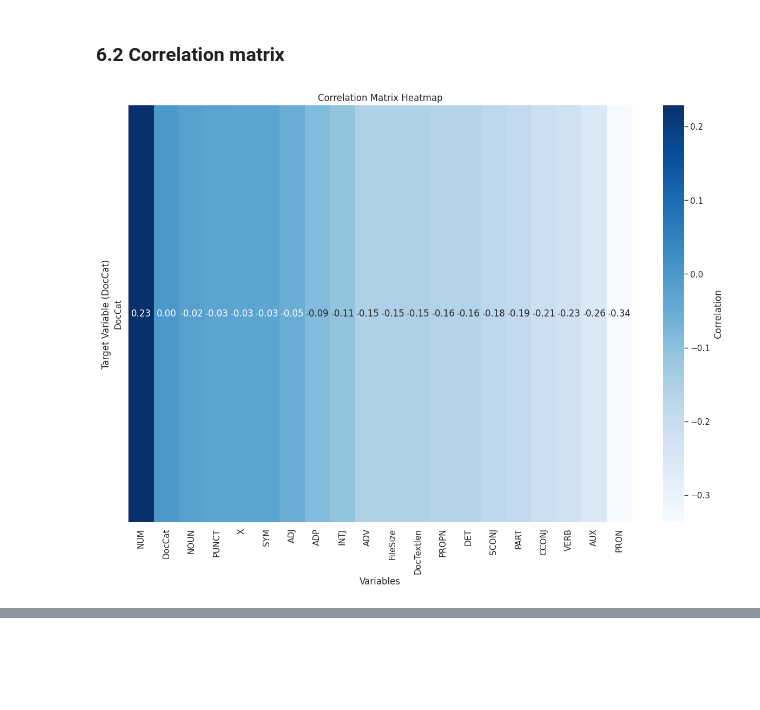
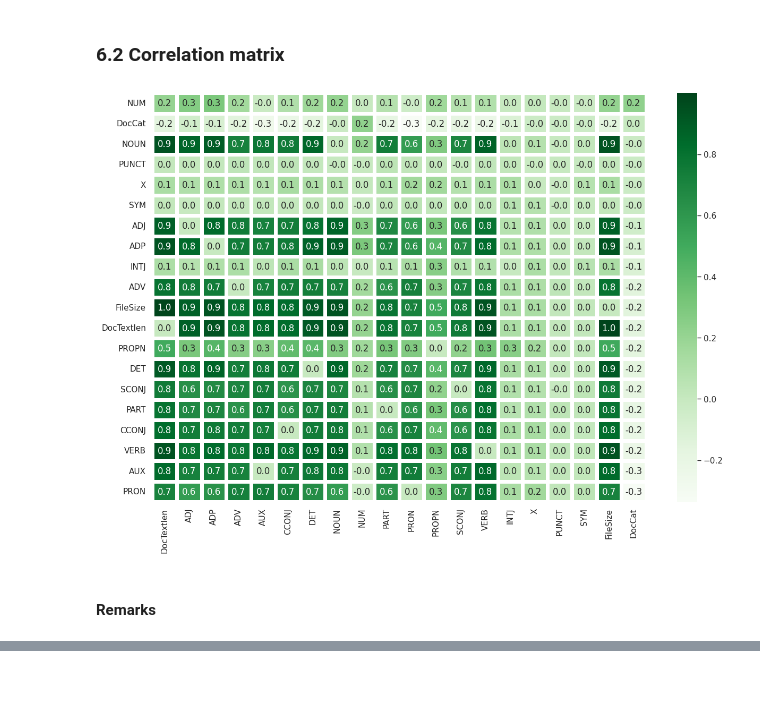
Before and after one commit to diaconumadalina/BBC-Text-classification, a Jupyter notebook: bbc-text-classification-1-text-preprocessing.ipynb, the cells around one changed output, grey strips where cells are left out. Cells and saved outputs as stored; diff of their text form; code cells hidden in the pictures.

```diff
--- a/bbc-text-classification-1-text-preprocessing.ipynb
+++ b/bbc-text-classification-1-text-preprocessing.ipynb
@@ -816,42 +802,16 @@ dtypes: category(1), int64(2), object(2)
 memory usage: 88.5+ KB
 # %% [markdown]
 ### 6.2 Correlation matrix
-# %%
-def get_corr_mat(df, target):
-    """
-    Function to return:
-        1. Correlation matrix sorted by target value in descending order.
-        2. Variance of random variables reset to zero.
-    """
-    # Select only numeric columns for correlation calculation
-    numeric_df = df.select_dtypes(include=[np.number])
-
-    # Check if there are any numeric columns
-    if numeric_df.empty:
-        raise ValueError("No numeric columns in the DataFrame.")
-
-    # Calculate the correlation matrix
-    corr_mat = numeric_df.corr()
-
-    # Reset the diagonal elements (variance) to zero
-    np.fill_diagonal(corr_mat.values, 0)
-
-    # Sort the correlation matrix by the target variable in descending order
-    sorted_corr_mat = corr_mat[target].sort_values(ascending=False)
-
-    return sorted_corr_mat
 # %%
 # Get the correlation matrix
 corr_mat = get_corr_mat(final_df, "DocCat")
 
 # Create a heatmap using seaborn
 plt.figure(figsize=(15, 10))
-sns.heatmap(corr_mat.to_frame().T, cmap="Blues", annot=True, fmt=".2f", cbar_kws={'label': 'Correlation'})
-plt.title("Correlation Matrix Heatmap")
-plt.xlabel("Variables")
-plt.ylabel("Target Variable (DocCat)")
+sns.heatmap(corr_mat, annot=True, cmap="Greens", fmt=".1f", linecolor="white", linewidths=5)
 
-# Display the plot
 plt.show()
 # %% [output]
-[figure, old version]
+[figure, new version]
+# %% [markdown]
+#### Remarks
```
Also changed, not shown: parts of 6 cells of this notebook.
